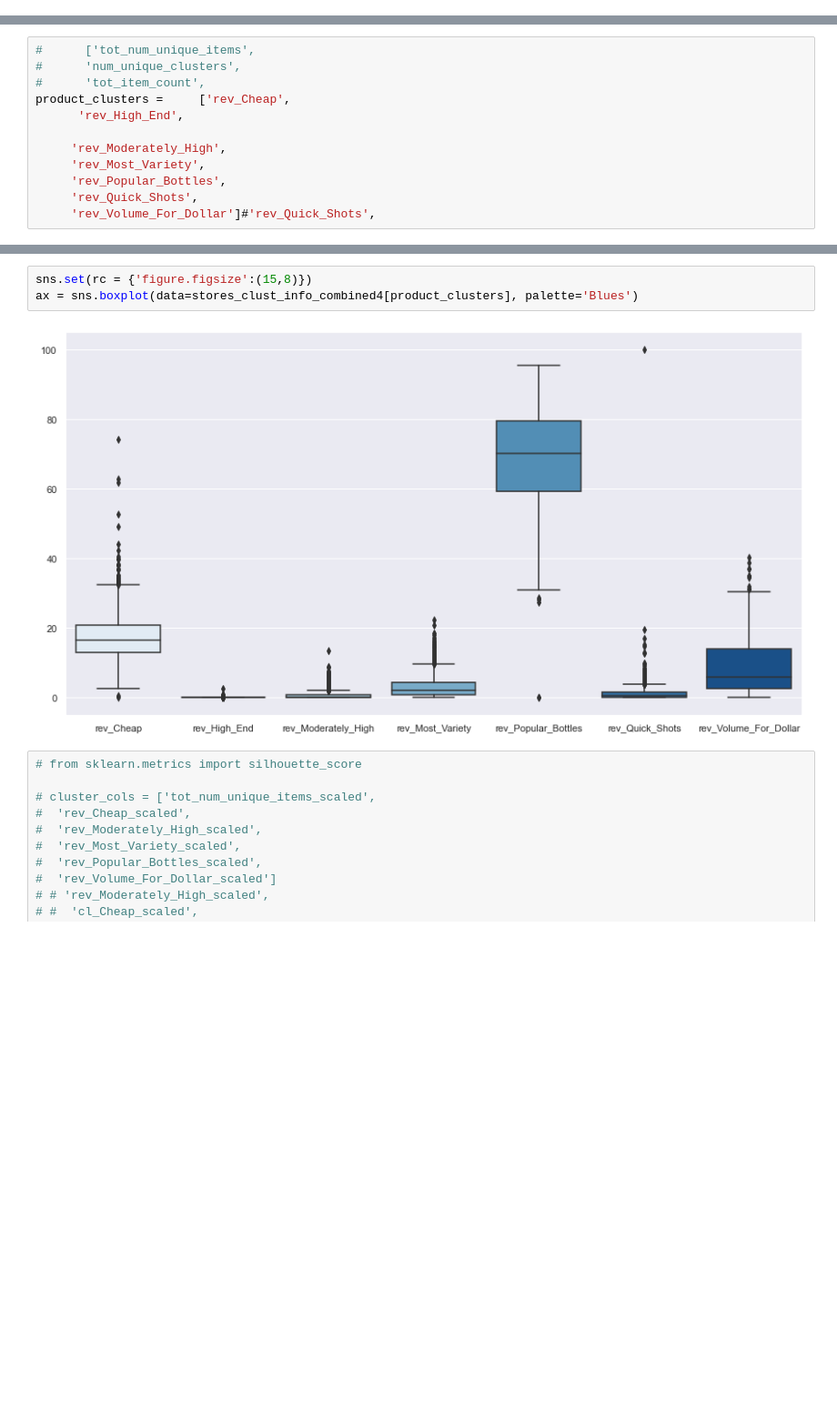
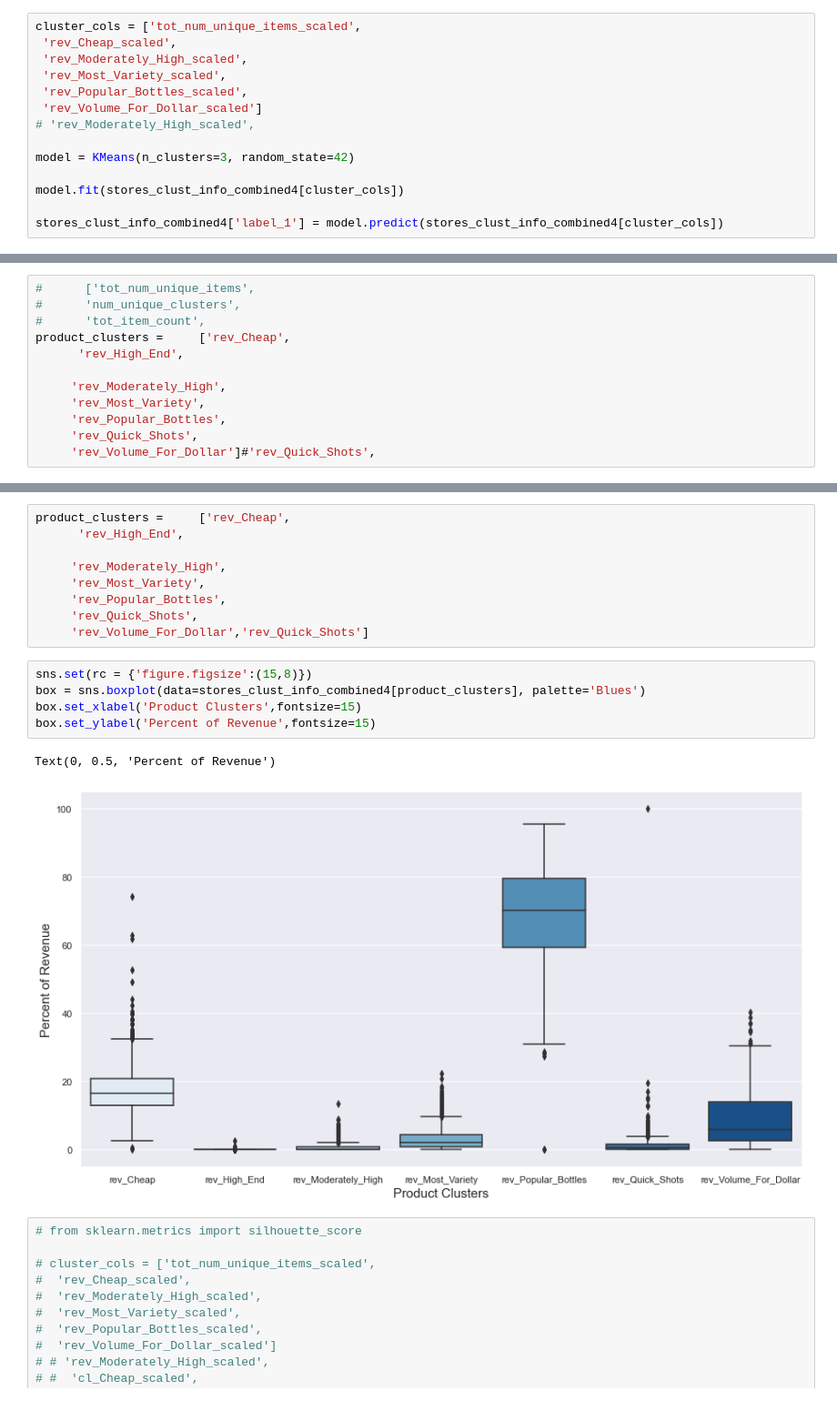
Before and after one commit to dgarbato/capstone, a Jupyter notebook: Kmeans Stores 18 outlier stores removed .ipynb, the cells around one changed output, grey strips where cells are left out. Shown at 91% size. Drawn from its saved outputs; the diff is of its cells as text; blank space fills up the shorter version.

Commit message:
cleaned up code Census Combine Files_zip_level

```diff
--- a/Kmeans Stores 18 outlier stores removed .ipynb
+++ b/Kmeans Stores 18 outlier stores removed .ipynb
@@ -409,3 +398,17 @@ cols1 = ['tot_num_unique_items',
+# %%
+cluster_cols = ['tot_num_unique_items_scaled',
+ 'rev_Cheap_scaled',
+ 'rev_Moderately_High_scaled',
+ 'rev_Most_Variety_scaled',
+ 'rev_Popular_Bottles_scaled',
+ 'rev_Volume_For_Dollar_scaled']
+# 'rev_Moderately_High_scaled',
+
+model = KMeans(n_clusters=3, random_state=42)
+
+model.fit(stores_clust_info_combined4[cluster_cols])
+
+stores_clust_info_combined4['label_1'] = model.predict(stores_clust_info_combined4[cluster_cols])
 # %%
 pd.set_option('display.max_columns', None)
 
@@ -504,9 +575,21 @@ Index(['Store_Number', 'Store_Name', 'Address', 'City', 'Zip_Code',
       dtype='object')
+# %%
+product_clusters =     ['rev_Cheap',
+      'rev_High_End',
+
+     'rev_Moderately_High',
+     'rev_Most_Variety',
+     'rev_Popular_Bottles',
+     'rev_Quick_Shots',
+     'rev_Volume_For_Dollar','rev_Quick_Shots']
 # %%
 sns.set(rc = {'figure.figsize':(15,8)})
-ax = sns.boxplot(data=stores_clust_info_combined4[product_clusters], palette='Blues')
+box = sns.boxplot(data=stores_clust_info_combined4[product_clusters], palette='Blues')
+box.set_xlabel('Product Clusters',fontsize=15)
+box.set_ylabel('Percent of Revenue',fontsize=15)
 # %% [output]
+Text(0, 0.5, 'Percent of Revenue')
-[figure, old version]
+[figure, new version]
 # %%
 # from sklearn.metrics import silhouette_score
 
```
Also changed, not shown: parts of 34 cells of this notebook, 6 other files.
